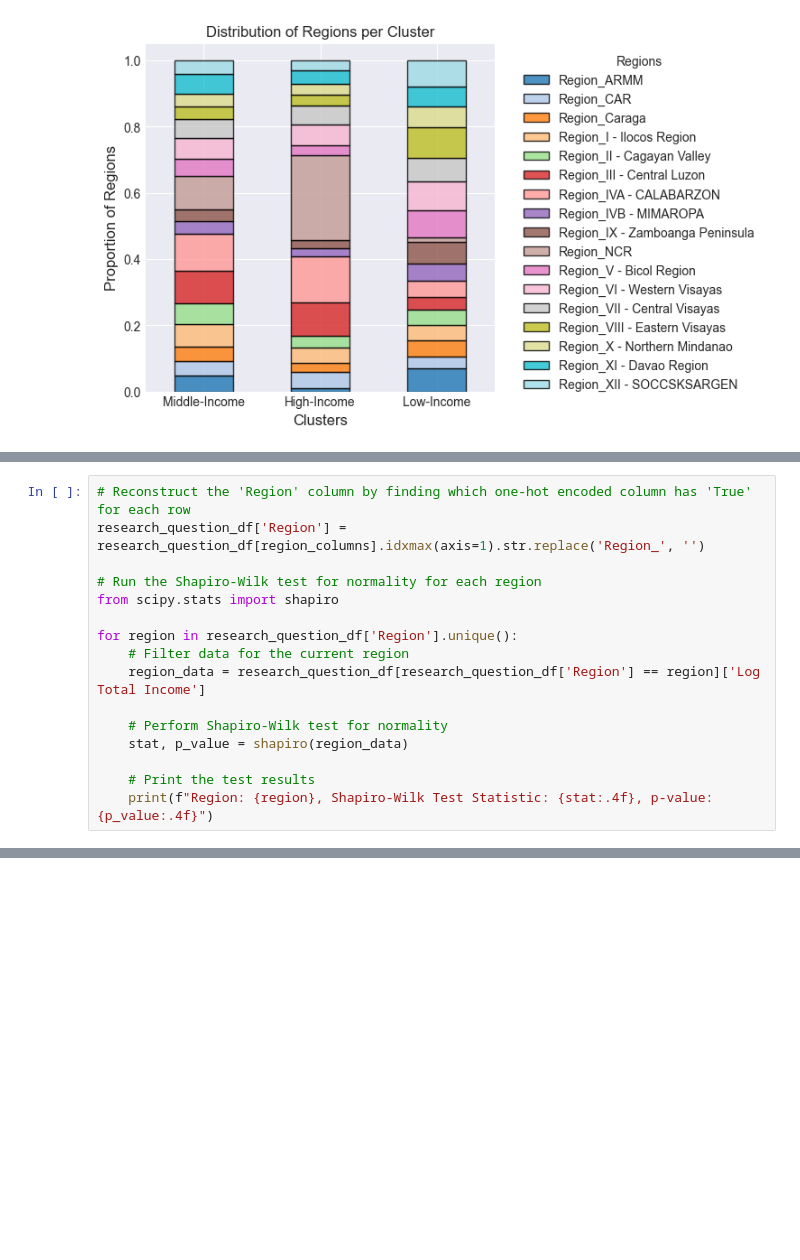
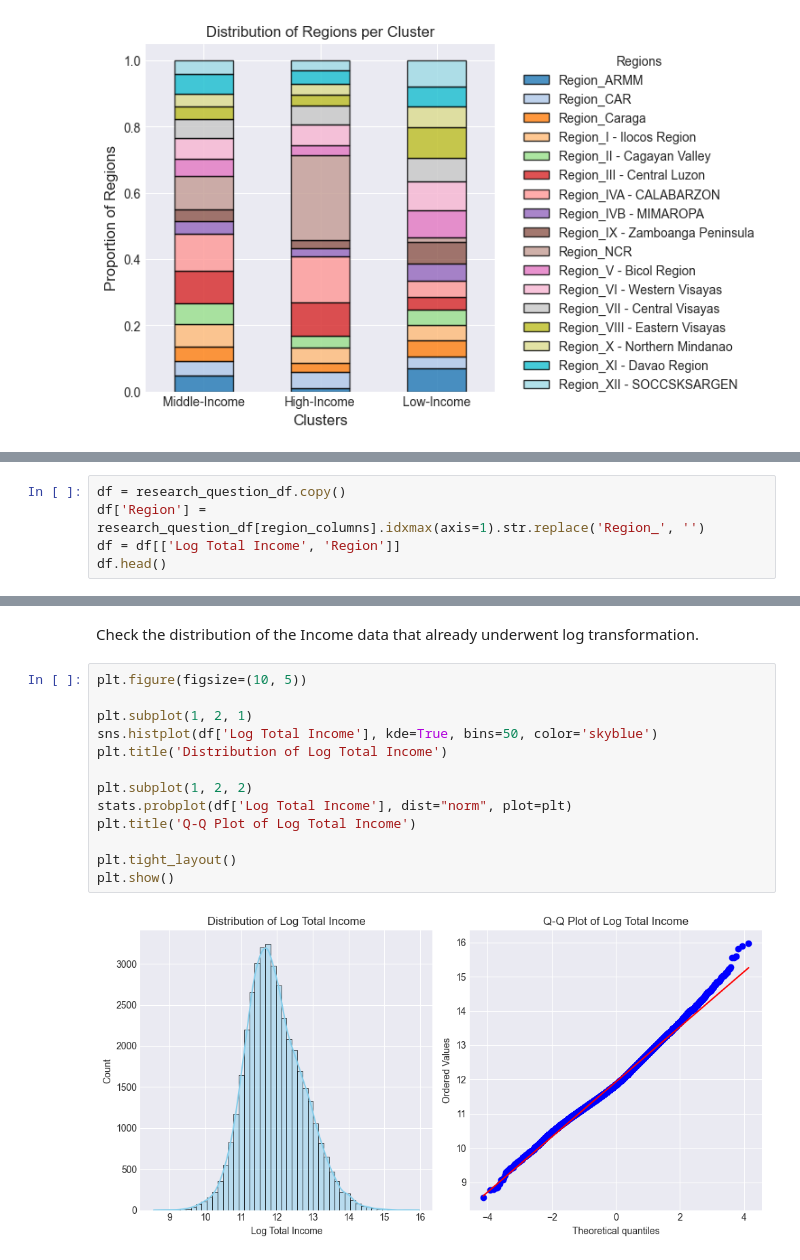
Before and after one commit to definitelyliz/CSMODEL-Phase-1, a Jupyter notebook: CSMODEL Phase 1.ipynb, the cells around one changed output, grey strips where cells are left out. Cells and saved outputs as stored; diff of their text form; blank space fills up the shorter version.

```diff
--- a/CSMODEL Phase 1.ipynb
+++ b/CSMODEL Phase 1.ipynb
@@ -1239,18 +1264,2 @@ Before conducting the ANOVA test we need to check that our data meets the follow
 
 - Homogeneity of Variances: The variances across different regions should be similar. We will test this assumption using Levene's Test for Homogeneity of Variance.
-# %%
-# Reconstruct the 'Region' column by finding which one-hot encoded column has 'True' for each row
-research_question_df['Region'] = research_question_df[region_columns].idxmax(axis=1).str.replace('Region_', '')
-
-# Run the Shapiro-Wilk test for normality for each region
-from scipy.stats import shapiro
-
-for region in research_question_df['Region'].unique():
-    # Filter data for the current region
-    region_data = research_question_df[research_question_df['Region'] == region]['Log Total Income']
-
-    # Perform Shapiro-Wilk test for normality
-    stat, p_value = shapiro(region_data)
-
-    # Print the test results
-    print(f"Region: {region}, Shapiro-Wilk Test Statistic: {stat:.4f}, p-value: {p_value:.4f}")
@@ -1274,0 +1268,5 @@ Region: IX - Zamboanga Peninsula, Shapiro-Wilk Test Statistic: 0.9794, p-value:
+# %%
+df = research_question_df.copy()
+df['Region'] = research_question_df[region_columns].idxmax(axis=1).str.replace('Region_', '')
+df = df[['Log Total Income', 'Region']]
+df.head()
@@ -1275 +1280,18 @@ Region: IX - Zamboanga Peninsula, Shapiro-Wilk Test Statistic: 0.9794, p-value:
+# %% [markdown]
+Check the distribution of the Income data that already underwent log transformation.
+# %%
+plt.figure(figsize=(10, 5))
+
+plt.subplot(1, 2, 1)
+sns.histplot(df['Log Total Income'], kde=True, bins=50, color='skyblue')
+plt.title('Distribution of Log Total Income')
+
+plt.subplot(1, 2, 2)
+stats.probplot(df['Log Total Income'], dist="norm", plot=plt)
+plt.title('Q-Q Plot of Log Total Income')
+
+plt.tight_layout()
+plt.show()
+# %% [output]
+[figure, added]
 # %% [markdown]
```
Also changed, not shown: parts of 25 cells of this notebook, 1 other file.
